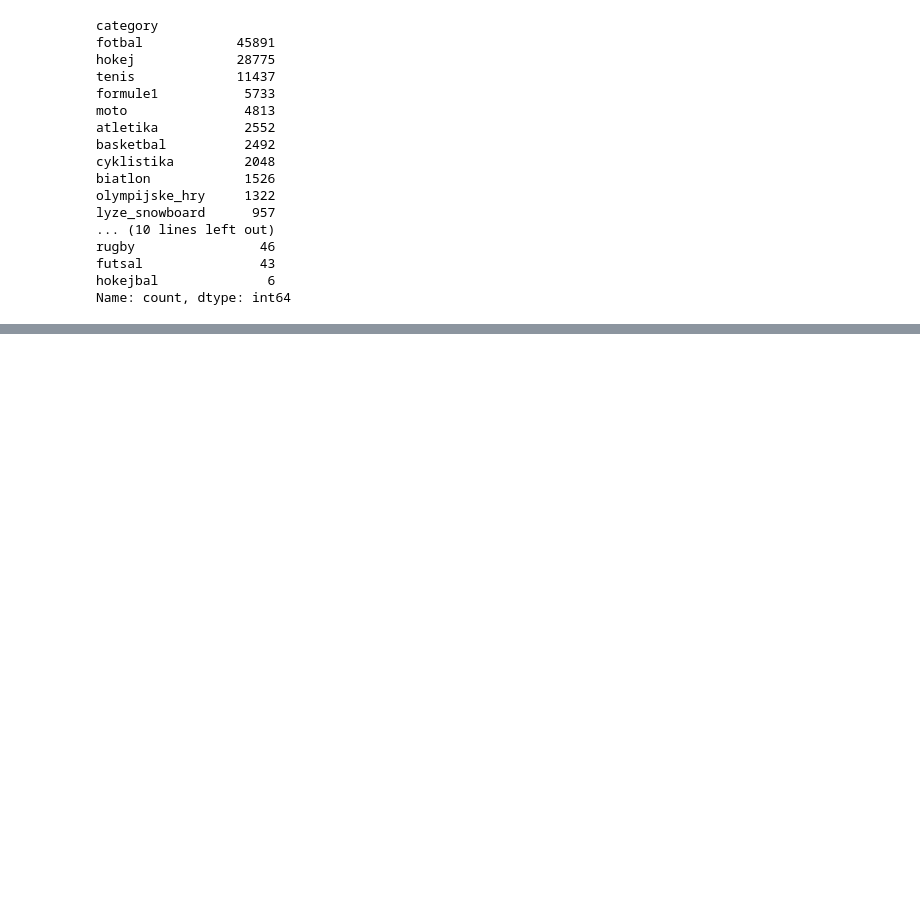
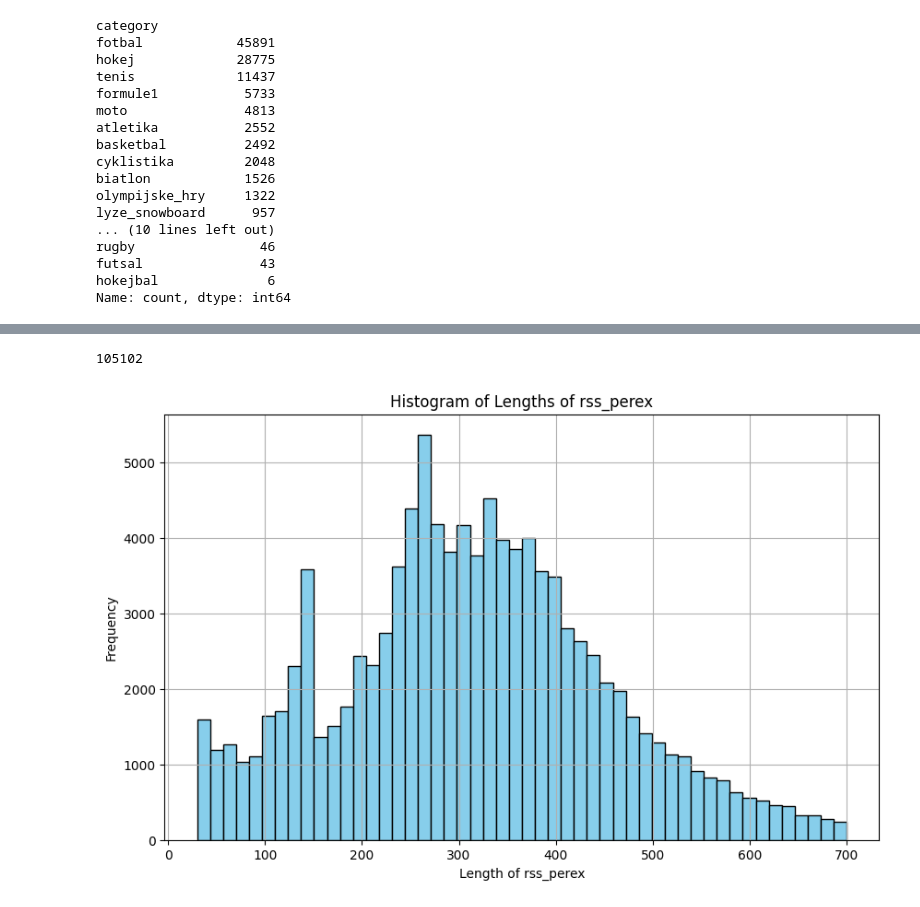
Before and after one commit to tisonpatrik/text_classifier, a Jupyter notebook: notebooks/preprocessing.ipynb, the cells around one changed output, grey strips where cells are left out. Cells and saved outputs as stored; diff of their text form; code cells hidden in the pictures; blank space fills up the shorter version.

```diff
--- a/notebooks/preprocessing.ipynb
+++ b/notebooks/preprocessing.ipynb
@@ -106,0 +119,9 @@ def print_data_infos(data, column_name):
+# %%
+min_length = 30
+max_length = 700
+filtered_data = data[(data['length'] >= min_length) & (data['length'] <= max_length)]
+print(len(filtered_data))
+plot_histogram(filtered_data, 'rss_perex')
+# %% [output]
+105102
+[figure, added]
```
Also changed, not shown: parts of 10 cells of this notebook, 2 other files.
